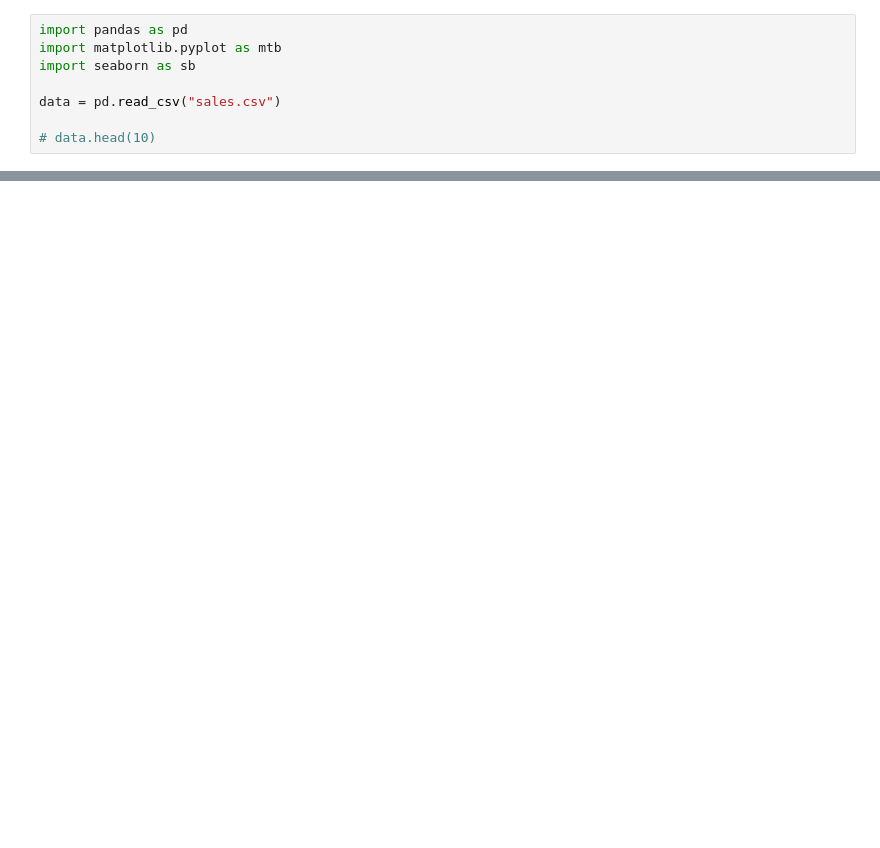
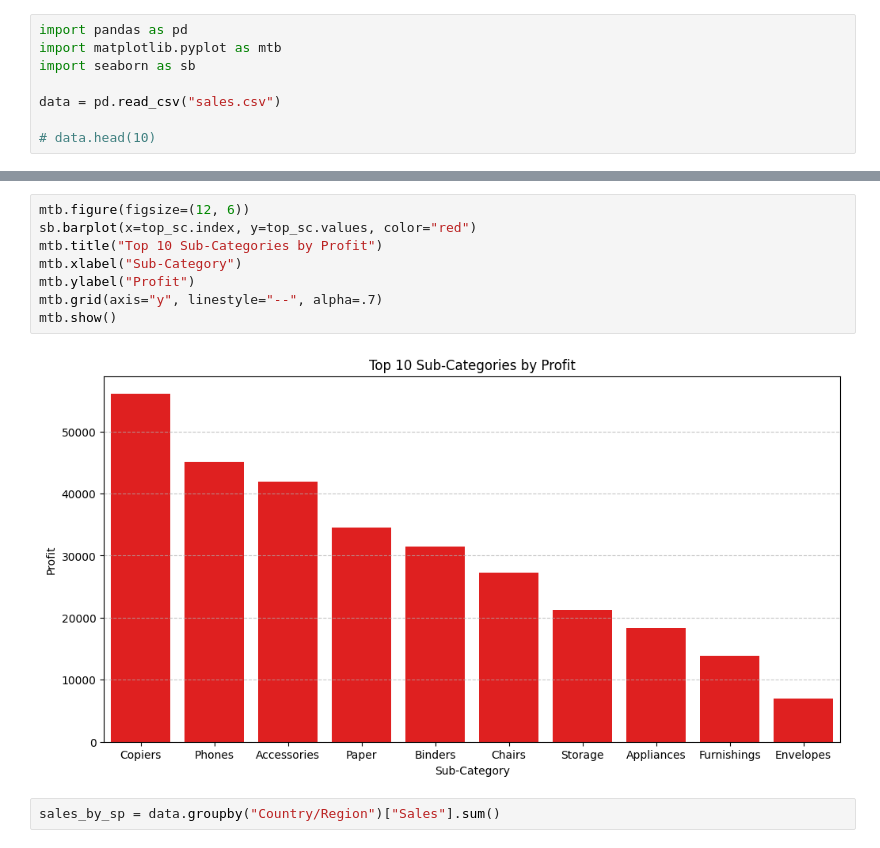
Before and after one commit to FrazKhan1/py-gradient-descent, a Jupyter notebook: sales_pred.ipynb, the cells around one changed output, grey strips where cells are left out. Drawn from its saved outputs; the diff is of its cells as text; blank space fills up the shorter version.

```diff
--- a/sales_pred.ipynb
+++ b/sales_pred.ipynb
@@ -35,0 +23,12 @@ mtb.show()
+# %%
+mtb.figure(figsize=(12, 6))
+sb.barplot(x=top_sc.index, y=top_sc.values, color="red")
+mtb.title("Top 10 Sub-Categories by Profit")
+mtb.xlabel("Sub-Category")
+mtb.ylabel("Profit")
+mtb.grid(axis="y", linestyle="--", alpha=.7)
+mtb.show()
+# %% [output]
+[figure, added]
+# %%
+sales_by_sp = data.groupby("Country/Region")["Sales"].sum()
```
Also changed, not shown: parts of 8 cells of this notebook, 1 other file.
